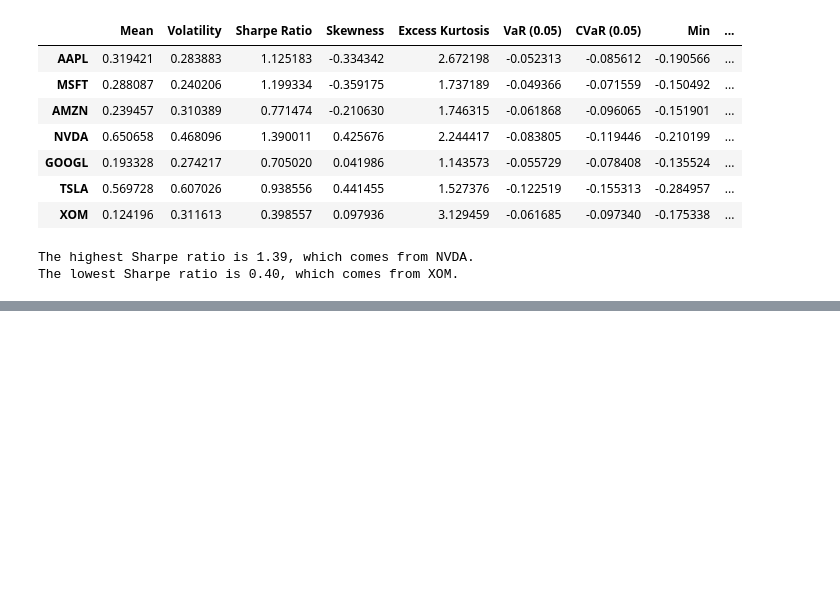
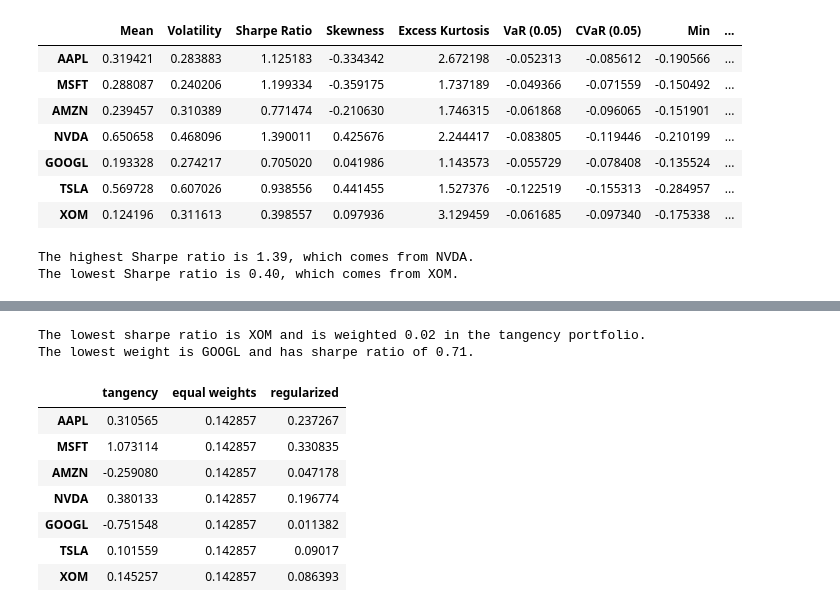
Before and after one commit to ekopen/finm-portfolio-2024, a Jupyter notebook: exams/MIdterm 1 Practice Eric Kopen.ipynb, the cells around one changed output, grey strips where cells are left out. Saved outputs shown, nothing was run; the diff lists cells and outputs as text; code cells hidden in the pictures; blank space fills up the shorter version.

```diff
--- a/exams/MIdterm 1 Practice Eric Kopen.ipynb
+++ b/exams/MIdterm 1 Practice Eric Kopen.ipynb
@@ -146,0 +170,37 @@ w_tan_summary_statistics
+# %%
+lowestSR = summary_stats_retsx['Sharpe Ratio'].idxmin()
+lowestSRwt = w_t.loc[lowestSR][0]
+
+lowestWT = w_t.idxmin()[0]
+lowestWTsr = summary_stats_retsx.loc[lowestWT]['Sharpe Ratio']
+
+print(f"The lowest sharpe ratio is {lowestSR} and is weighted {lowestSRwt:.2f} in the tangency portfolio.")
+print(f"The lowest weight is {lowestWT} and has sharpe ratio of {lowestWTsr:.2f}.")
+
+#This shows that all we care about is CORRELATION in a portfolio!
+# %% [output]
+The lowest sharpe ratio is XOM and is weighted 0.02 in the tangency portfolio.
+The lowest weight is GOOGL and has sharpe ratio of 0.71.
+# %%
+#calculating out of sample performance now
+#calculating new weights unscaled
+
+retsx_IS = retsx.loc[:'2022']
+retsx_OOS = retsx.loc['2023':]
+
+wts = pd.DataFrame(index = retsx_IS.columns, columns=['tangency','equal weights','regularized'])
+
+wts.loc[:,'tangency'] = tangency_weights(retsx_IS, cov_mat = 1).values
+wts.loc[:,'equal weights'] = 1/len(retsx_IS.columns)
+wts.loc[:,'regularized'] = tangency_weights(retsx_IS, cov_mat = (1/3)).values #regularizing by a factor of 1/3
+
+wts
+# %% [output]
+|  | tangency | equal weights | regularized |
+| AAPL | 0.310565 | 0.142857 | 0.237267 |
+| MSFT | 1.073114 | 0.142857 | 0.330835 |
+| AMZN | -0.259080 | 0.142857 | 0.047178 |
+| NVDA | 0.380133 | 0.142857 | 0.196774 |
+| GOOGL | -0.751548 | 0.142857 | 0.011382 |
+| TSLA | 0.101559 | 0.142857 | 0.09017 |
+| XOM | 0.145257 | 0.142857 | 0.086393 |
```
Also changed, not shown: parts of 11 cells of this notebook.
